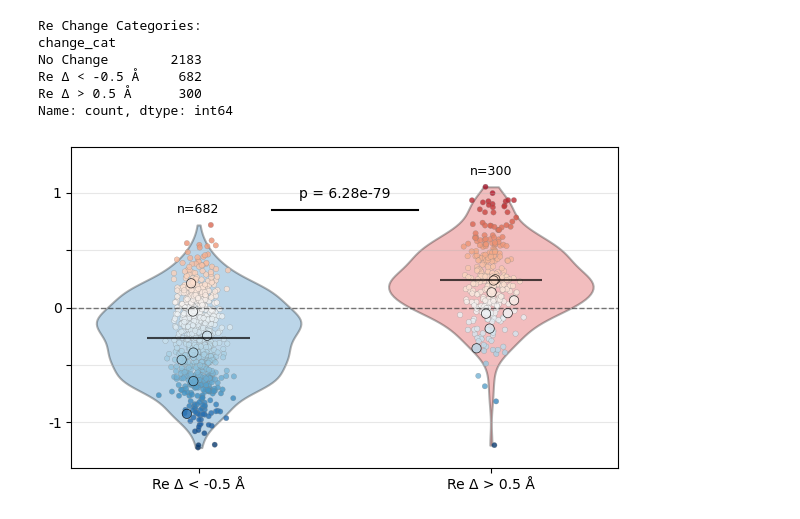
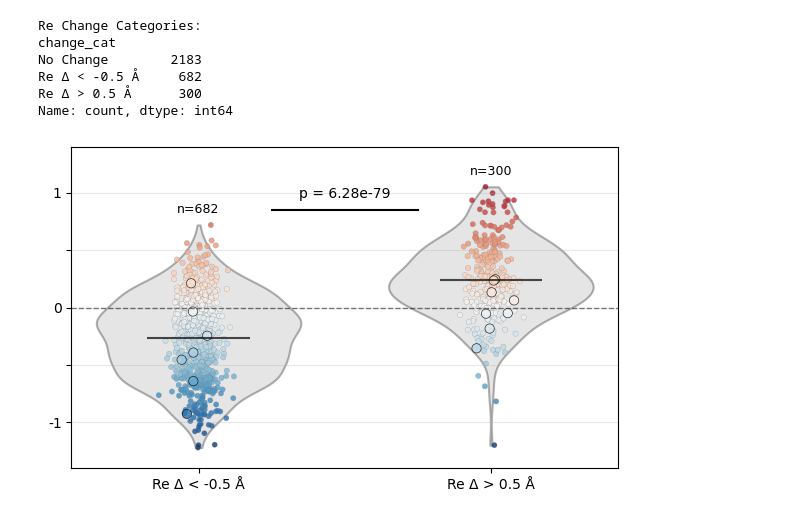
Before and after one commit to sukeniklab/CRX_2026, a Jupyter notebook: Scripts/Fig4_RePreds.ipynb, the cells around one changed output. Saved outputs shown, nothing was run; the diff lists cells and outputs as text; code cells hidden in the pictures.

```diff
--- a/Scripts/Fig4_RePreds.ipynb
+++ b/Scripts/Fig4_RePreds.ipynb
@@ -176,7 +467,7 @@ median_sig = [sig_only[sig_only['change_cat'] == cat]['activity_log2FC'].median(
              for cat in category_order_sig]
 
 # Create violin plot with transparency
-colors_sig = ['#1f77b4', '#d62728']  # Blue for increase, red for decrease
+colors_sig = ['#aaaaaa', '#aaaaaa']  # Blue for increase, red for decrease
 parts = ax.violinplot([sig_only[sig_only['change_cat'] == cat]['activity_log2FC'].values
                        for cat in category_order_sig],
                       positions=range(len(category_order_sig)),
@@ -253,32 +544,32 @@ sig_text = f'p = {p_value:.4f}' if p_value >= 0.001 else f'p = {p_value:.2e}'
 ax.text(0.5, y_pos - .1, f'{sig_text}', ha='center', fontsize=10)
 
 sm = ScalarMappable(norm=norm, cmap=cmap)
 sm.set_array([])
 #cbar = fig.colorbar(sm, ax=ax)
 #cbar.set_label('Activity Log2 Fold Change', fontsize=11, fontweight='bold')
 
 # Add horizontal line at y=0
 ax.axhline(y=0, color='black', linestyle='--', linewidth=1, alpha=0.5)
 
 # Limits
 ax.set_ylim(-1.4, 1.4)
 
 # Labels and formatting
 #ax.set_xlabel('Mutation Change in Re', fontsize=12)
 ax.set_xticks(range(len(category_order_sig)))
 ax.set_xticklabels(category_order_sig, fontsize=10)
 ax.set_yticks([-1, 0, 1], minor = [-.5, .5])
 ax.set_yticklabels(['', '-1', '', '0', '', '1'], fontsize=10)
 #ax.set_ylabel('Activity Log2 Fold Change', fontsize=10)
 ax.grid(True, alpha=0.3, axis='y')
 
 # Add sample sizes above violins
 for i, cat in enumerate(category_order_sig):
     n = len(sig_only[sig_only['change_cat'] == cat])
     y_max_cat = sig_only[sig_only['change_cat'] == cat]['activity_log2FC'].max()
     ax.text(i, y_max_cat + .1, f'n={n}', ha='center', fontsize=9)
 
 plt.tight_layout()
-plt.savefig('/Users/trev/Downloads/RePredActivityViolin.svg')
+#plt.savefig('/Users/trev/Downloads/RePredActivityViolin.svg')
 # %% [output]
-[figure, old version]
+[figure, new version]
```
Also changed, not shown: parts of 4 cells of this notebook, 15 other files.
